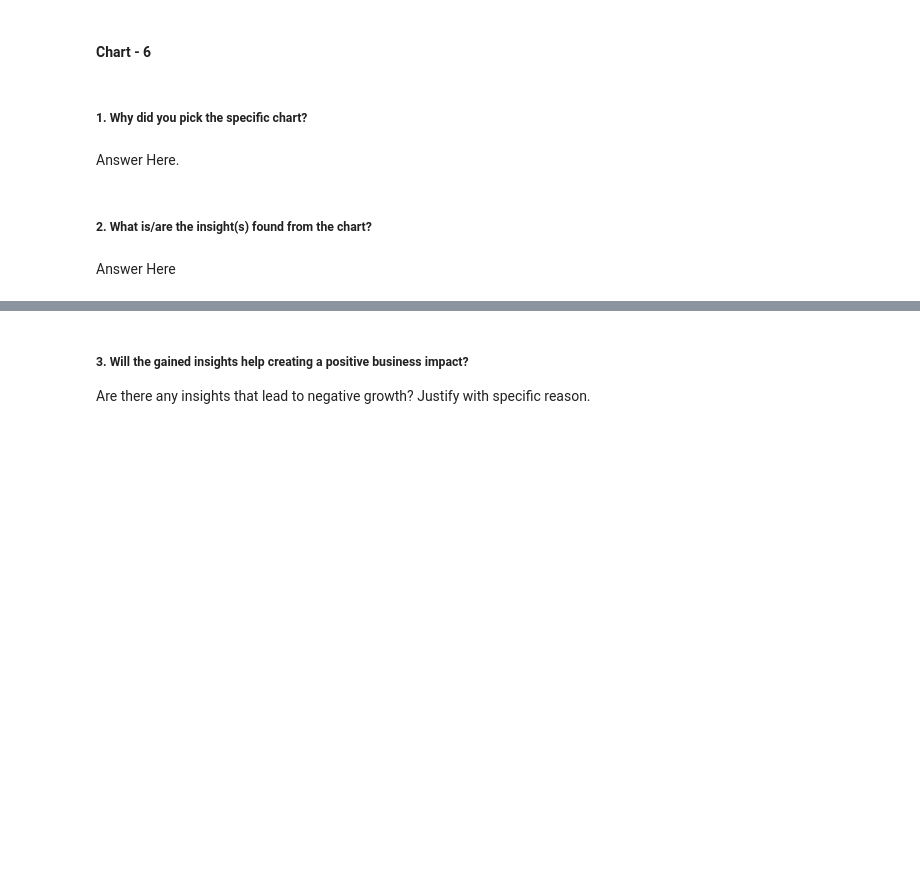
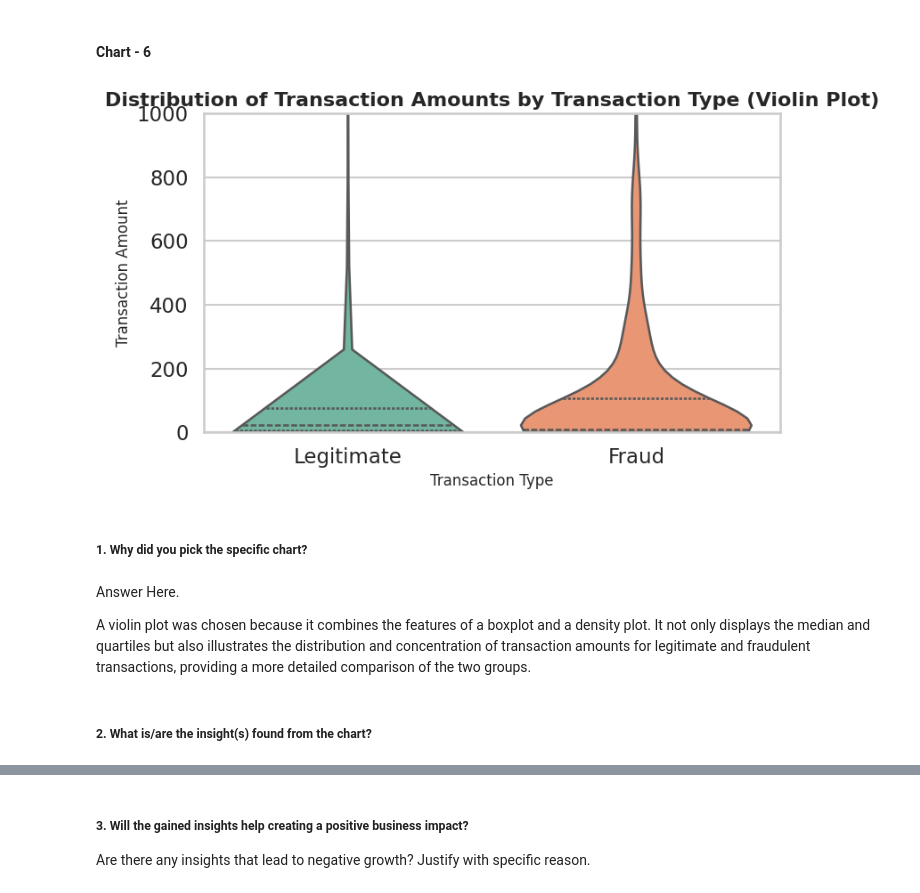
Before and after one commit to Krishna-matic/Credit-Card-Fraud-Detection-EDA, a Jupyter notebook: EDA_Submission_Template(1).ipynb, the cells around one changed output, grey strips where cells are left out. Drawn from its saved outputs; the diff is of its cells as text; code cells hidden in the pictures; blank space fills up the shorter version.

Commit message:
Chart 6 Added

```diff
--- a/EDA_Submission_Template(1).ipynb
+++ b/EDA_Submission_Template(1).ipynb
@@ -628,8 +626,42 @@ Understanding how transaction volume changes over time helps financial instituti
+# %%
+# Chart - 6 visualization code
+# Set theme
+sns.set_theme(style="whitegrid", context="talk")
+# Create figure
+plt.figure(figsize=(8,5))
+# Violin Plot
+ax = sns.violinplot(
+    data=df,
+    x='Class',
+    y='Amount',
+    hue='Class',              # Avoids FutureWarning
+    palette=['#66c2a5', '#fc8d62'],
+    legend=False,
+    inner='quartile',
+    cut=0
+)
+# Title
+plt.title(
+    "Distribution of Transaction Amounts by Transaction Type (Violin Plot)",
+    fontsize=16,
+    fontweight='bold'
+)
+# Labels
+plt.xlabel("Transaction Type", fontsize=12)
+plt.ylabel("Transaction Amount", fontsize=12)
+# Rename x-axis labels
+plt.xticks([0, 1], ["Legitimate", "Fraud"])
+# Zoom for better visualization
+plt.ylim(0, 1000)
+plt.tight_layout()
+plt.show()
+# %% [output]
+[figure, added]
 # %% [markdown]
 ##### 1. Why did you pick the specific chart?
-# %% [markdown]
-Answer Here.
+# %% [markdown]
+Answer Here.
+
+A violin plot was chosen because it combines the features of a boxplot and a density plot. It not only displays the median and quartiles but also illustrates the distribution and concentration of transaction amounts for legitimate and fraudulent transactions, providing a more detailed comparison of the two groups.
 # %% [markdown]
 ##### 2. What is/are the insight(s) found from the chart?
-# %% [markdown]
-Answer Here
```
Also changed, not shown: parts of 4 cells of this notebook.
